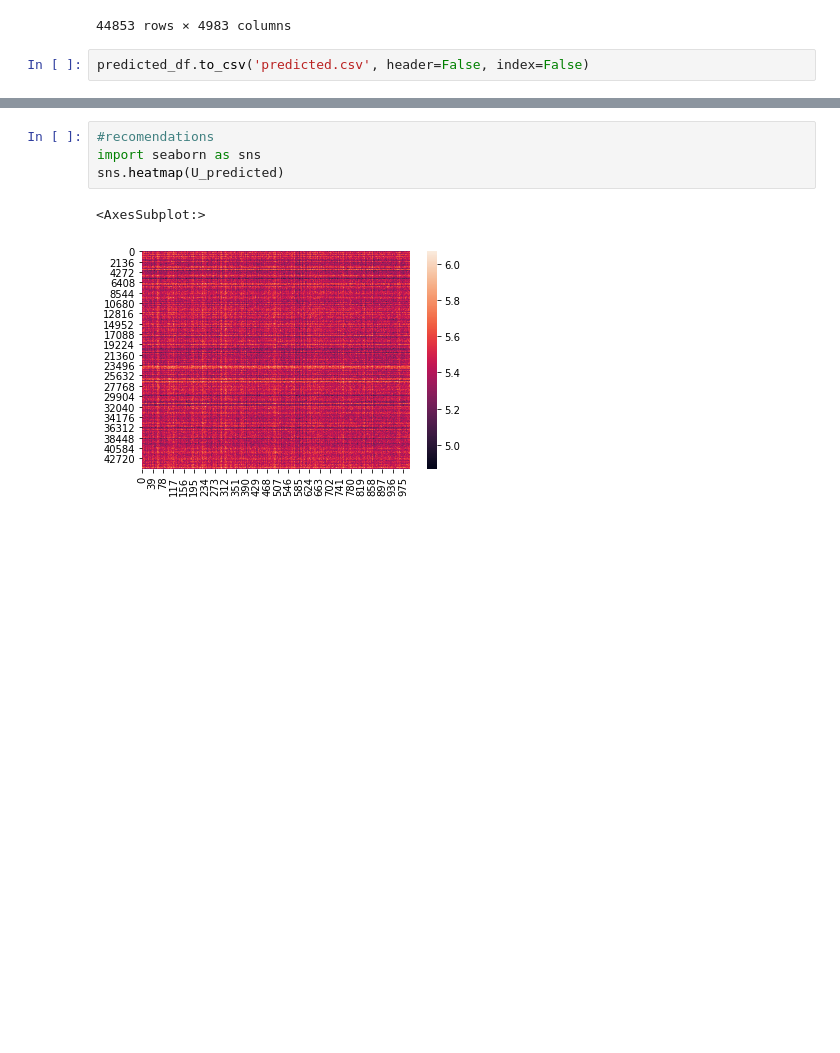
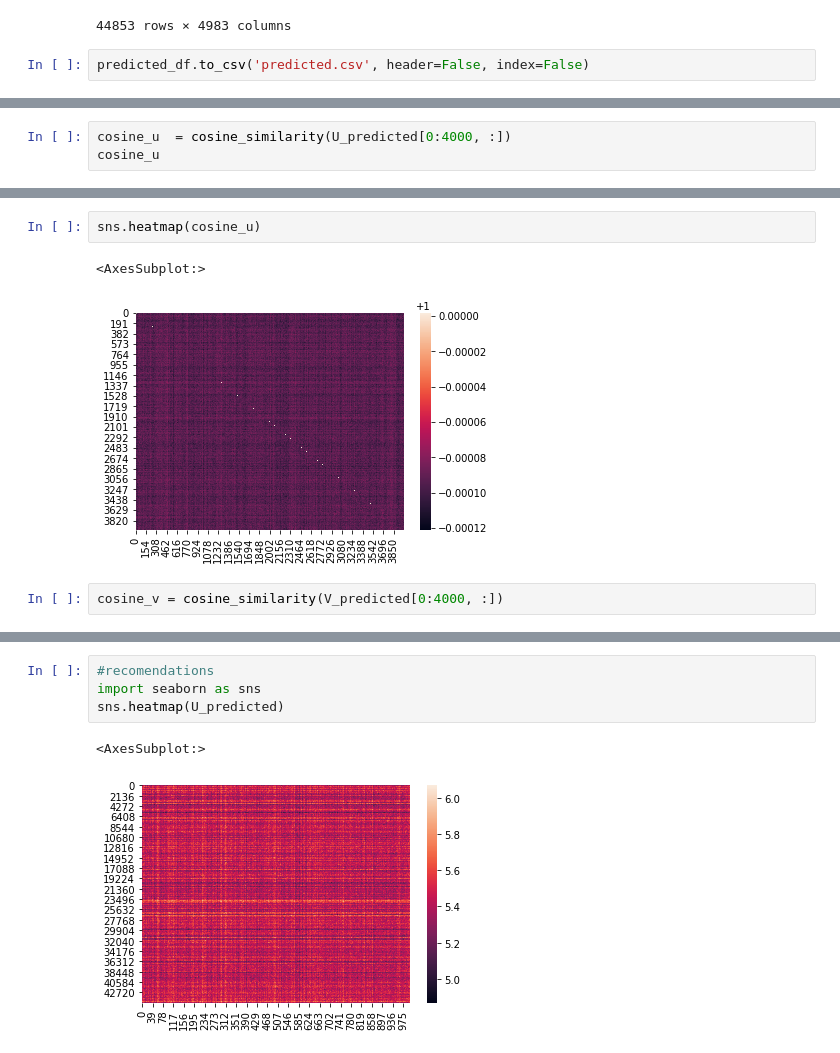
Before and after one commit to rishad1234/Matrix-factorization, a Jupyter notebook: matrix_factor_test1.ipynb, the cells around one changed output, grey strips where cells are left out. Saved outputs shown, nothing was run; the diff lists cells and outputs as text; blank space fills up the shorter version.

```diff
--- a/matrix_factor_test1.ipynb
+++ b/matrix_factor_test1.ipynb
@@ -417,0 +342,3 @@ display(df_V)
+# %%
+cosine_u  = cosine_similarity(U_predicted[0:4000, :])
+cosine_u
@@ -417,0 +359,7 @@ display(df_V)
+# %%
+sns.heatmap(cosine_u)
+# %% [output]
+<AxesSubplot:>
+[figure, added]
+# %%
+cosine_v = cosine_similarity(V_predicted[0:4000, :])
```
Also changed, not shown: parts of 35 cells of this notebook.
